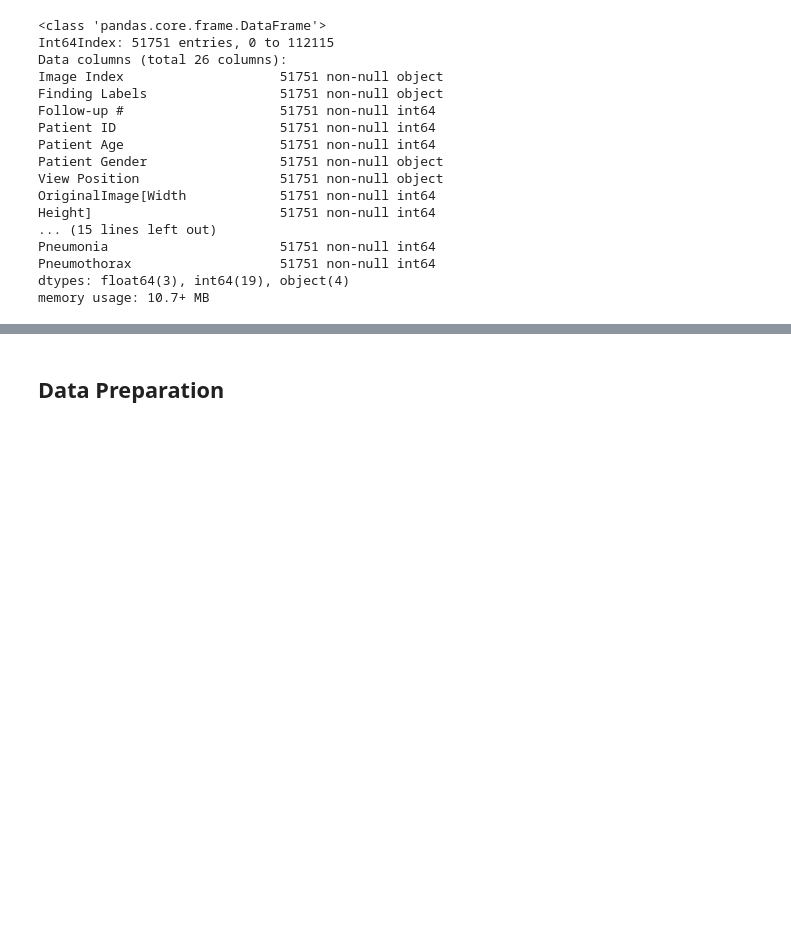
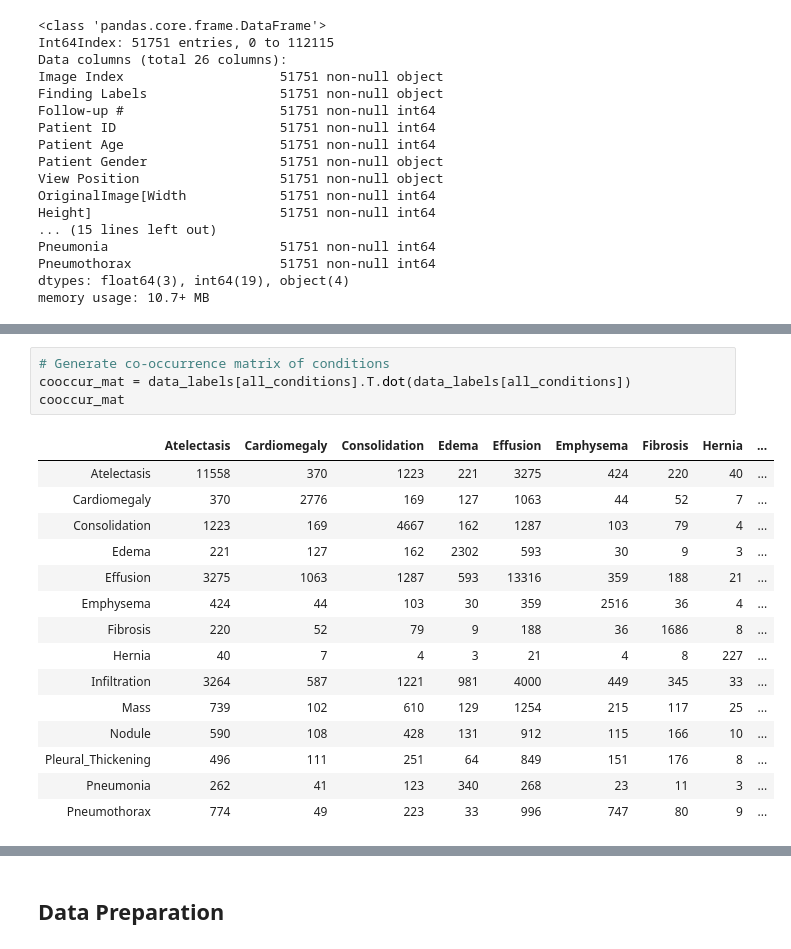
Before and after one commit to cyen270/NIH-XRays, a Jupyter notebook: Chest_Condition_Diagnosis_CNN.ipynb, the cells around one changed output, grey strips where cells are left out. Cells and saved outputs as stored; diff of their text form; blank space fills up the shorter version.

```diff
--- a/Chest_Condition_Diagnosis_CNN.ipynb
+++ b/Chest_Condition_Diagnosis_CNN.ipynb
@@ -157,0 +163,20 @@ array(['Atelectasis', 'Cardiomegaly', 'Consolidation', 'Edema',
+# %%
+# Generate co-occurrence matrix of conditions
+cooccur_mat = data_labels[all_conditions].T.dot(data_labels[all_conditions])
+cooccur_mat
+# %% [output]
+|  | Atelectasis | Cardiomegaly | Consolidation | Edema | Effusion | Emphysema | Fibrosis | Hernia | ... |
+| Atelectasis | 11558 | 370 | 1223 | 221 | 3275 | 424 | 220 | 40 | ... |
+| Cardiomegaly | 370 | 2776 | 169 | 127 | 1063 | 44 | 52 | 7 | ... |
+| Consolidation | 1223 | 169 | 4667 | 162 | 1287 | 103 | 79 | 4 | ... |
+| Edema | 221 | 127 | 162 | 2302 | 593 | 30 | 9 | 3 | ... |
+| Effusion | 3275 | 1063 | 1287 | 593 | 13316 | 359 | 188 | 21 | ... |
+| Emphysema | 424 | 44 | 103 | 30 | 359 | 2516 | 36 | 4 | ... |
+| Fibrosis | 220 | 52 | 79 | 9 | 188 | 36 | 1686 | 8 | ... |
+| Hernia | 40 | 7 | 4 | 3 | 21 | 4 | 8 | 227 | ... |
+| Infiltration | 3264 | 587 | 1221 | 981 | 4000 | 449 | 345 | 33 | ... |
+| Mass | 739 | 102 | 610 | 129 | 1254 | 215 | 117 | 25 | ... |
+| Nodule | 590 | 108 | 428 | 131 | 912 | 115 | 166 | 10 | ... |
+| Pleural_Thickening | 496 | 111 | 251 | 64 | 849 | 151 | 176 | 8 | ... |
+| Pneumonia | 262 | 41 | 123 | 340 | 268 | 23 | 11 | 3 | ... |
+| Pneumothorax | 774 | 49 | 223 | 33 | 996 | 747 | 80 | 9 | ... |
```
Also changed, not shown: parts of 6 cells of this notebook, 6 other files.
